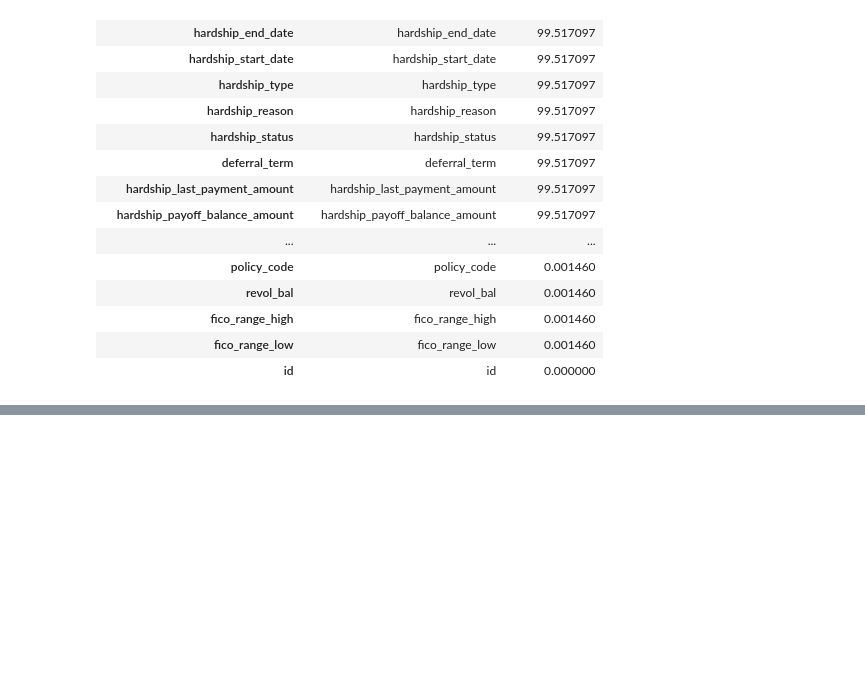
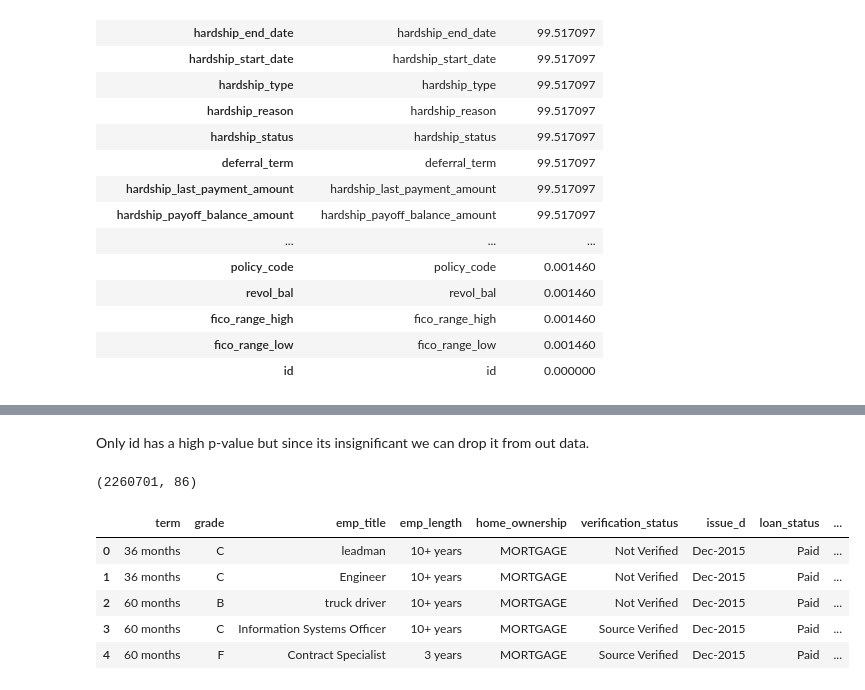
Before and after one commit to devenpatelmac/Loan-Default-Prediction, a Jupyter notebook: capstone.ipynb, the cells around one changed output, grey strips where cells are left out. Saved outputs shown, nothing was run; the diff lists cells and outputs as text; code cells hidden in the pictures; blank space fills up the shorter version.

```diff
--- a/capstone.ipynb
+++ b/capstone.ipynb
@@ -124,0 +401,18 @@ accepted_cleaner.head()
+# %% [markdown]
+Only id has a high p-value but since its insignificant we can drop it from out data.
+# %%
+categorical_df = categorical_df.drop(columns='id')
+accepted_cleaner = accepted_cleaner.drop(columns='id')
+# %%
+accepted_cleaner.shape
+# %% [output]
+(2260701, 86)
+# %%
+categorical_df.head()
+# %% [output]
+|  | term | grade | emp_title | emp_length | home_ownership | verification_status | issue_d | loan_status | ... |
+| 0 | 36 months | C | leadman | 10+ years | MORTGAGE | Not Verified | Dec-2015 | Paid | ... |
+| 1 | 36 months | C | Engineer | 10+ years | MORTGAGE | Not Verified | Dec-2015 | Paid | ... |
+| 2 | 60 months | B | truck driver | 10+ years | MORTGAGE | Not Verified | Dec-2015 | Paid | ... |
+| 3 | 60 months | C | Information Systems Officer | 10+ years | MORTGAGE | Source Verified | Dec-2015 | Paid | ... |
+| 4 | 60 months | F | Contract Specialist | 3 years | MORTGAGE | Source Verified | Dec-2015 | Paid | ... |
```
Also changed, not shown: parts of 60 cells of this notebook, 1 other file.
